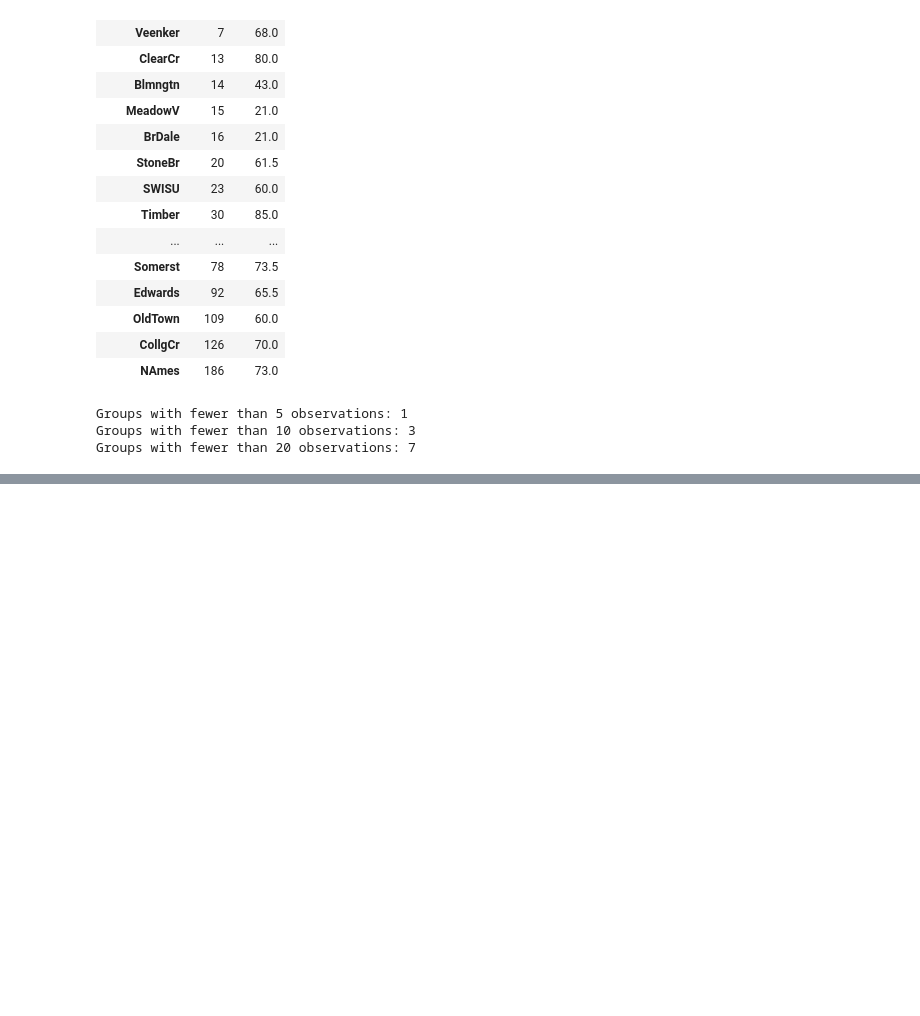
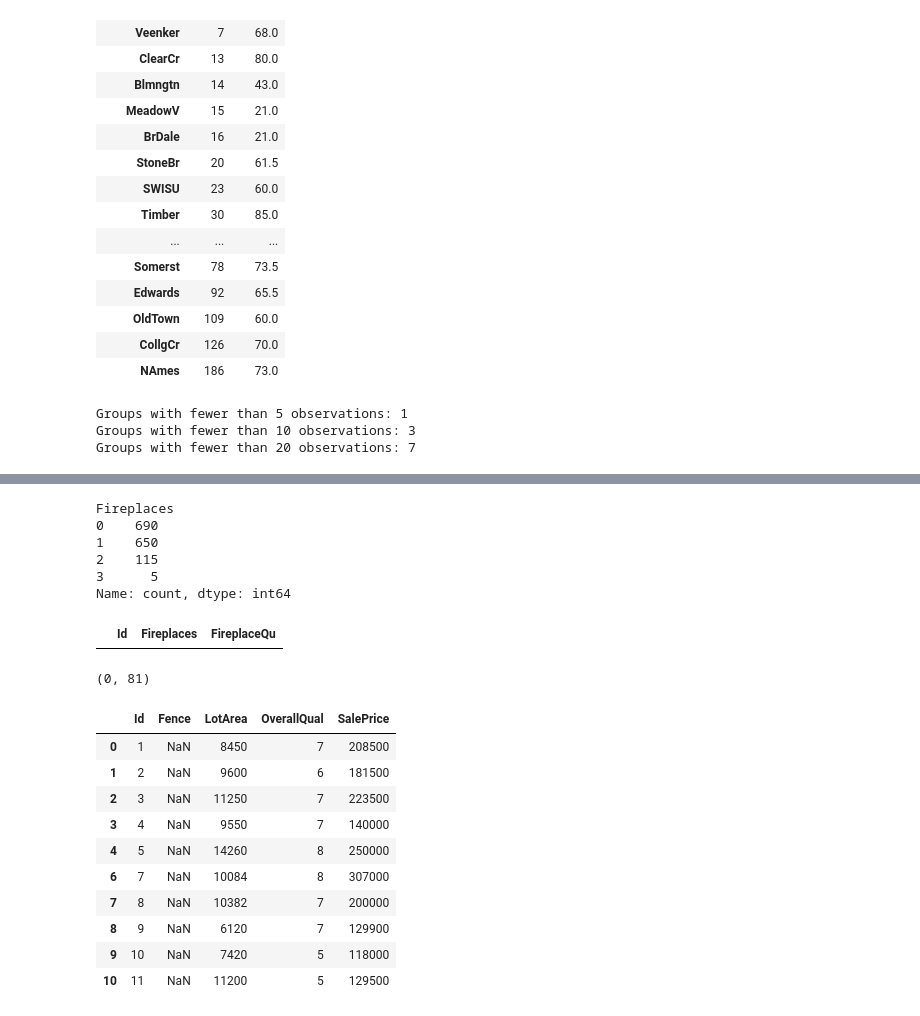
Before and after one commit to rudragupta-27/House-Price-Prediction, a Jupyter notebook: notebooks/01_EDA.ipynb, the cells around one changed output, grey strips where cells are left out. Saved outputs shown, nothing was run; the diff lists cells and outputs as text; code cells hidden in the pictures; blank space fills up the shorter version.

```diff
--- a/notebooks/01_EDA.ipynb
+++ b/notebooks/01_EDA.ipynb
@@ -378,0 +409,31 @@ Groups with fewer than 20 observations: 7
+# %%
+df["Fireplaces"].value_counts().sort_index()
+# %% [output]
+Fireplaces
+0    690
+1    650
+2    115
+3      5
+Name: count, dtype: int64
+# %%
+df[df["FireplaceQu"].isna() & (df["Fireplaces"]>0)][["Id","Fireplaces","FireplaceQu"]]
+# %% [output]
+|  | Id | Fireplaces | FireplaceQu |
+# %%
+df[df["FireplaceQu"].isna() & (df["Fireplaces"]>0)].shape
+# %% [output]
+(0, 81)
+# %%
+df[df["Fence"].isna()][["Id","Fence","LotArea","OverallQual","SalePrice"]].head(10)
+# %% [output]
+|  | Id | Fence | LotArea | OverallQual | SalePrice |
+| 0 | 1 | NaN | 8450 | 7 | 208500 |
+| 1 | 2 | NaN | 9600 | 6 | 181500 |
+| 2 | 3 | NaN | 11250 | 7 | 223500 |
+| 3 | 4 | NaN | 9550 | 7 | 140000 |
+| 4 | 5 | NaN | 14260 | 8 | 250000 |
+| 6 | 7 | NaN | 10084 | 8 | 307000 |
+| 7 | 8 | NaN | 10382 | 7 | 200000 |
+| 8 | 9 | NaN | 6120 | 7 | 129900 |
+| 9 | 10 | NaN | 7420 | 5 | 118000 |
+| 10 | 11 | NaN | 11200 | 5 | 129500 |
```
Also changed, not shown: parts of 31 cells of this notebook.
